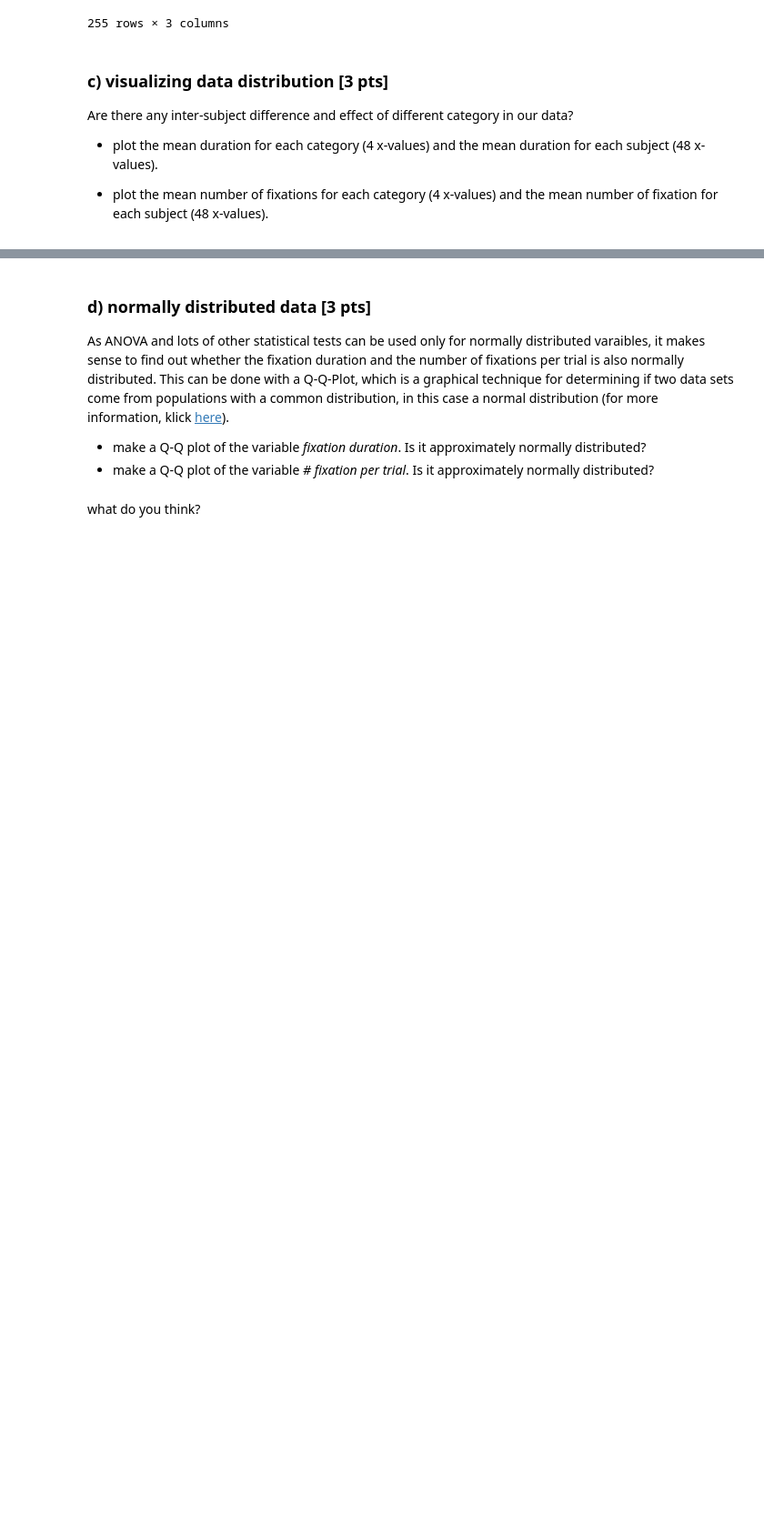
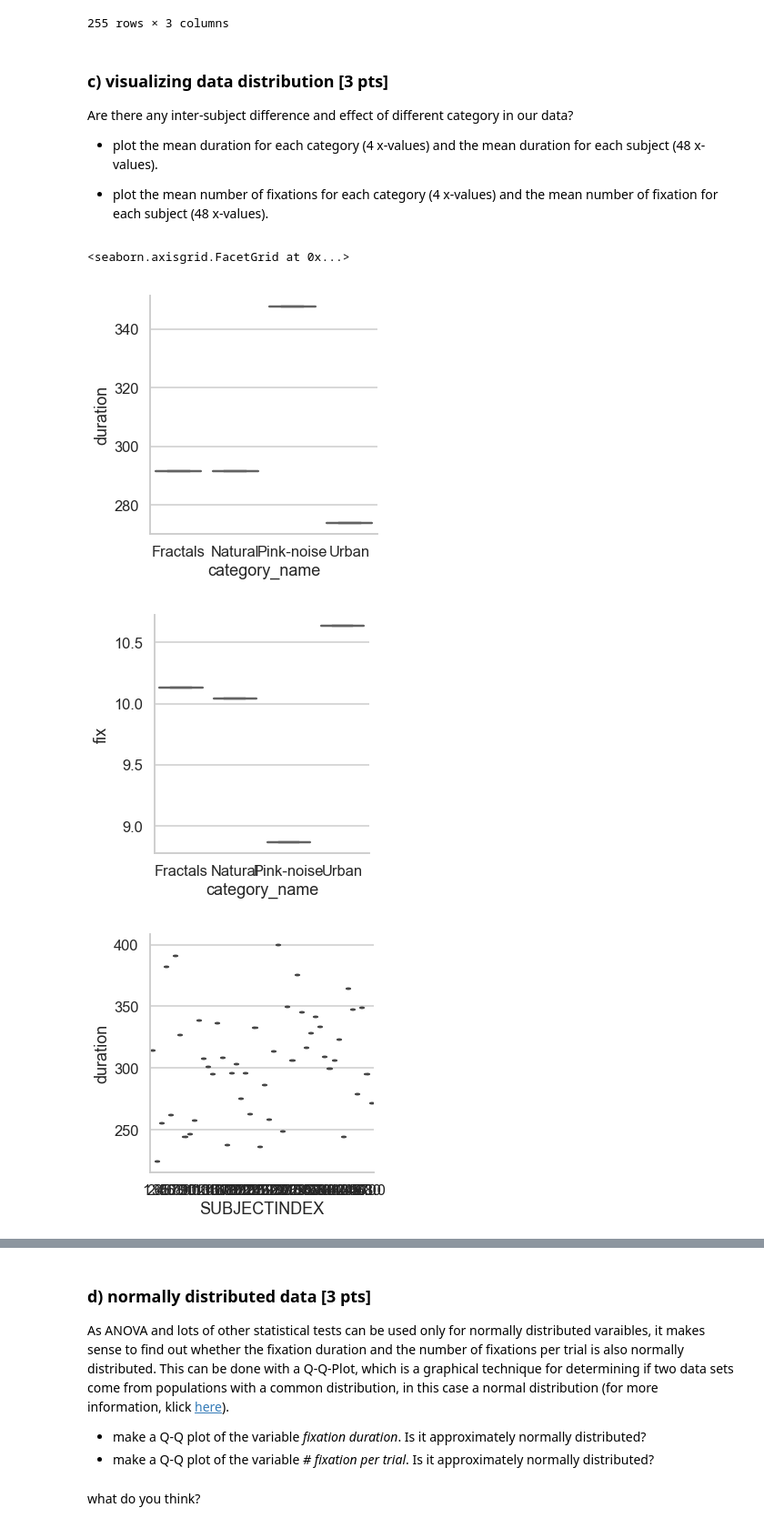
Before and after one commit to NBP-ACC/week-7-acc_7, a Jupyter notebook: Sheet05.ipynb, the cells around one changed output, grey strips where cells are left out. Shown at 91% size. Drawn from its saved outputs; the diff is of its cells as text; code cells hidden in the pictures; blank space fills up the shorter version.

Commit message:
ugly plots

```diff
--- a/Sheet05.ipynb
+++ b/Sheet05.ipynb
@@ -154,0 +149,17 @@ Are there any inter-subject difference and effect of different category in our d
+# %%
+#mean duration & fixations
+mean_category = df.groupby("category_name").mean().reset_index()
+mean_subject = df.groupby("SUBJECTINDEX").mean().reset_index()
+
+#plotting
+sns.set(context = "talk", style="whitegrid", palette="Accent", font_scale=1)
+mean_duration_cat
+sns.catplot(x = "category_name", y = "duration",data= mean_category, kind="box")
+sns.catplot(x = "category_name", y = "fix",data= mean_category, kind="box")
+sns.catplot(x = "SUBJECTINDEX", y = "duration",data= mean_subject, kind="box")
+sns.catplot(x = "SUBJECTINDEX", y = "fix",data= mean_subject, kind="box")
+# %% [output]
+<seaborn.axisgrid.FacetGrid at 0x...>
+[figure, added]
+[figure, added]
+[figure, added]
```
Also changed, not shown: parts of 3 cells of this notebook.
